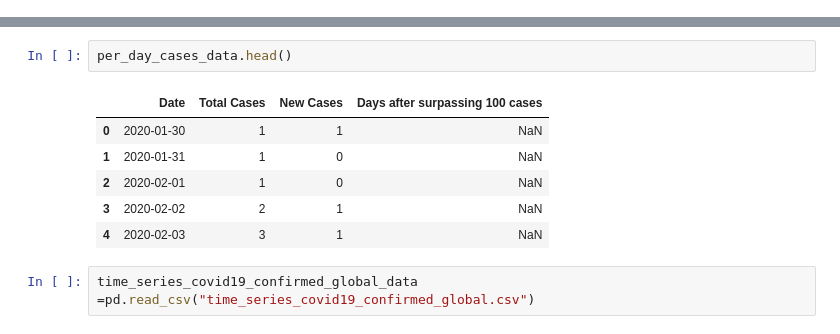
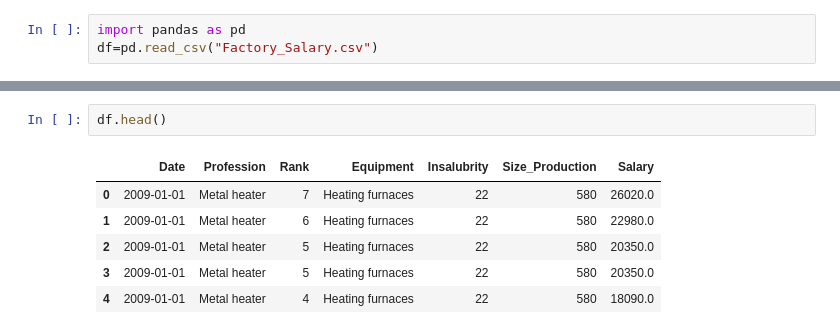
Before and after one commit to sribala4/Arjun, a Jupyter notebook: Untitled1.ipynb, the cells around one changed output, grey strips where cells are left out. Drawn from its saved outputs; the diff is of its cells as text.

```diff
--- a/Untitled1.ipynb
+++ b/Untitled1.ipynb
@@ -7,0 +1,3 @@ per_day_cases_data = pd.read_excel("per_day_cases.xlsx")
+# %%
+import pandas as pd
+df=pd.read_csv("Factory_Salary.csv")
@@ -8,11 +20,9 @@ per_day_cases_data = pd.read_excel("per_day_cases.xlsx")
 # %%
-per_day_cases_data.head()
+df.head()
 # %% [output]
-|  | Date | Total Cases | New Cases | Days after surpassing 100 cases |
-| 0 | 2020-01-30 | 1 | 1 | NaN |
-| 1 | 2020-01-31 | 1 | 0 | NaN |
-| 2 | 2020-02-01 | 1 | 0 | NaN |
-| 3 | 2020-02-02 | 2 | 1 | NaN |
-| 4 | 2020-02-03 | 3 | 1 | NaN |
+|  | Date | Profession | Rank | Equipment | Insalubrity | Size_Production | Salary |
+| 0 | 2009-01-01 | Metal heater | 7 | Heating furnaces | 22 | 580 | 26020.0 |
+| 1 | 2009-01-01 | Metal heater | 6 | Heating furnaces | 22 | 580 | 22980.0 |
+| 2 | 2009-01-01 | Metal heater | 5 | Heating furnaces | 22 | 580 | 20350.0 |
+| 3 | 2009-01-01 | Metal heater | 5 | Heating furnaces | 22 | 580 | 20350.0 |
+| 4 | 2009-01-01 | Metal heater | 4 | Heating furnaces | 22 | 580 | 18090.0 |
-# %%
-time_series_covid19_confirmed_global_data =pd.read_csv("time_series_covid19_confirmed_global.csv")
```
Also changed, not shown: parts of 58 cells of this notebook.
